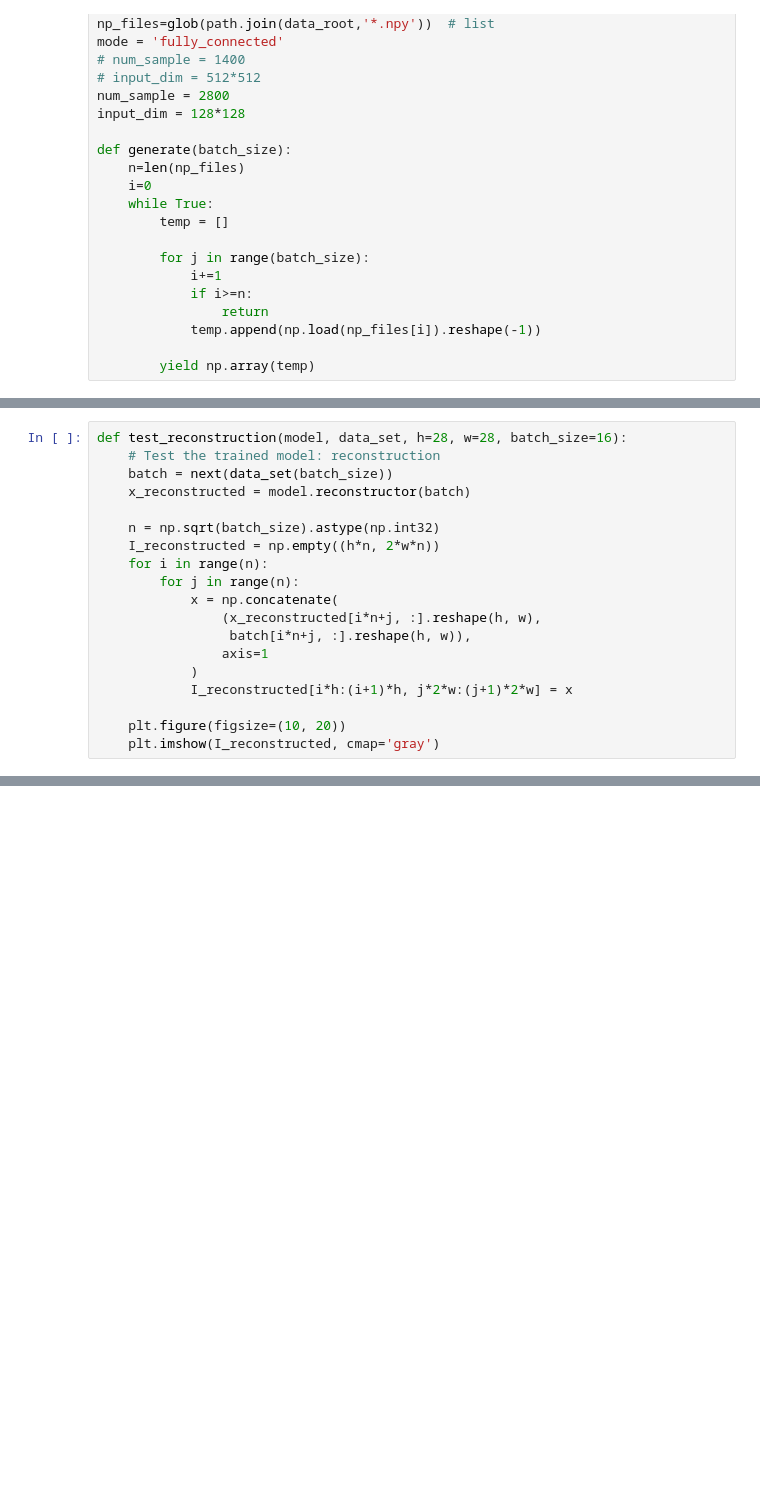
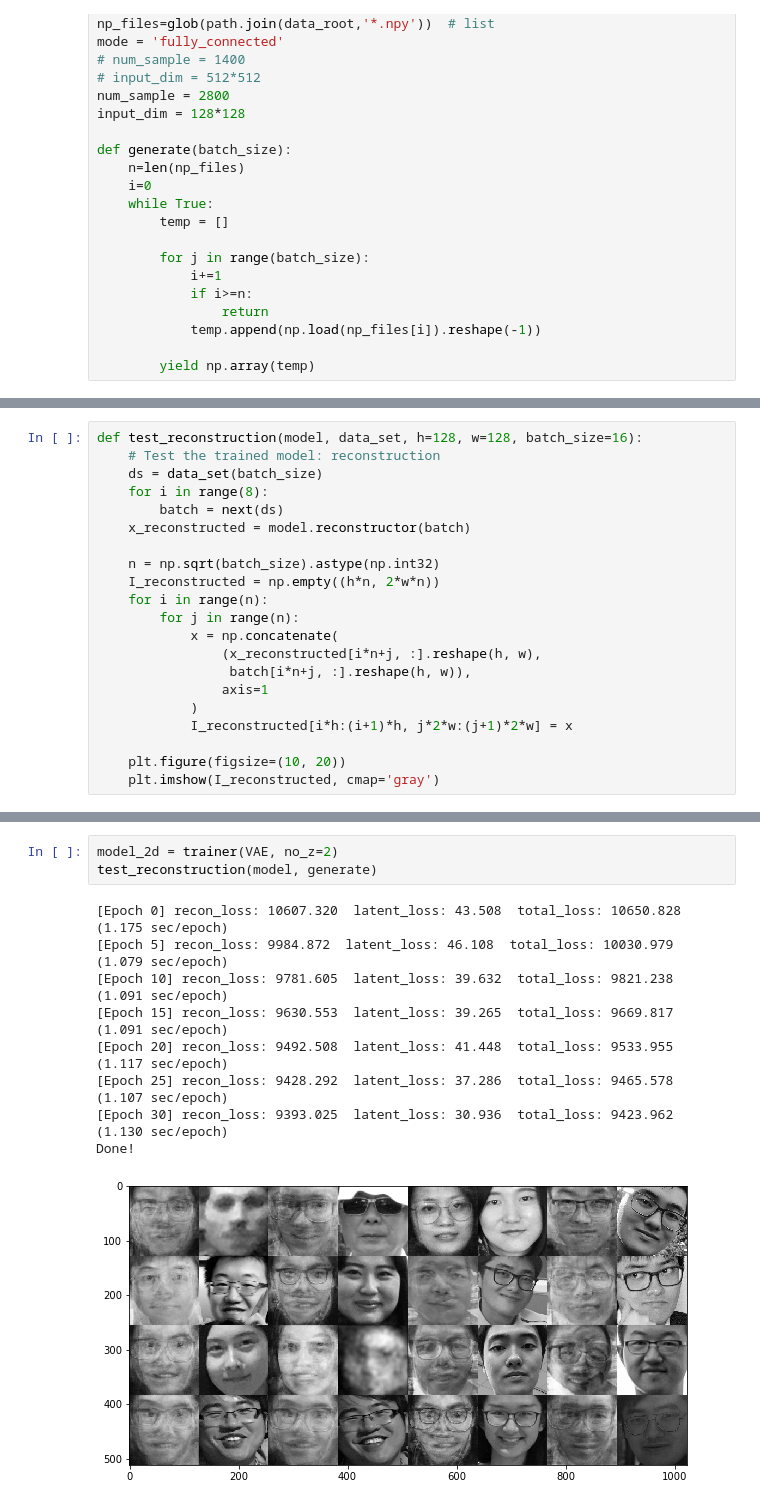
Before and after one commit to galaxydirector/VAE_CNN_replicate, a Jupyter notebook: run.ipynb, the cells around one changed output, grey strips where cells are left out. Saved outputs shown, nothing was run; the diff lists cells and outputs as text; blank space fills up the shorter version.

```diff
--- a/run.ipynb
+++ b/run.ipynb
@@ -228,7 +179,9 @@ Done!
 # %%
-def test_reconstruction(model, data_set, h=28, w=28, batch_size=16):
+def test_reconstruction(model, data_set, h=128, w=128, batch_size=16):
     # Test the trained model: reconstruction
-    batch = next(data_set(batch_size))
+    ds = data_set(batch_size)
+    for i in range(8):
+        batch = next(ds)
     x_reconstructed = model.reconstructor(batch)
 
     n = np.sqrt(batch_size).astype(np.int32)
@@ -269,0 +223,13 @@ plt.imshow(I_generated, cmap='gray')
+# %%
+model_2d = trainer(VAE, no_z=2)
+test_reconstruction(model, generate)
+# %% [output]
+[Epoch 0] recon_loss: 10607.320  latent_loss: 43.508  total_loss: 10650.828  (1.175 sec/epoch)
+[Epoch 5] recon_loss: 9984.872  latent_loss: 46.108  total_loss: 10030.979  (1.079 sec/epoch)
+[Epoch 10] recon_loss: 9781.605  latent_loss: 39.632  total_loss: 9821.238  (1.091 sec/epoch)
+[Epoch 15] recon_loss: 9630.553  latent_loss: 39.265  total_loss: 9669.817  (1.091 sec/epoch)
+[Epoch 20] recon_loss: 9492.508  latent_loss: 41.448  total_loss: 9533.955  (1.117 sec/epoch)
+[Epoch 25] recon_loss: 9428.292  latent_loss: 37.286  total_loss: 9465.578  (1.107 sec/epoch)
+[Epoch 30] recon_loss: 9393.025  latent_loss: 30.936  total_loss: 9423.962  (1.130 sec/epoch)
+Done!
+[figure, added]
```
Also changed, not shown: parts of 8 cells of this notebook, 3 other files.
